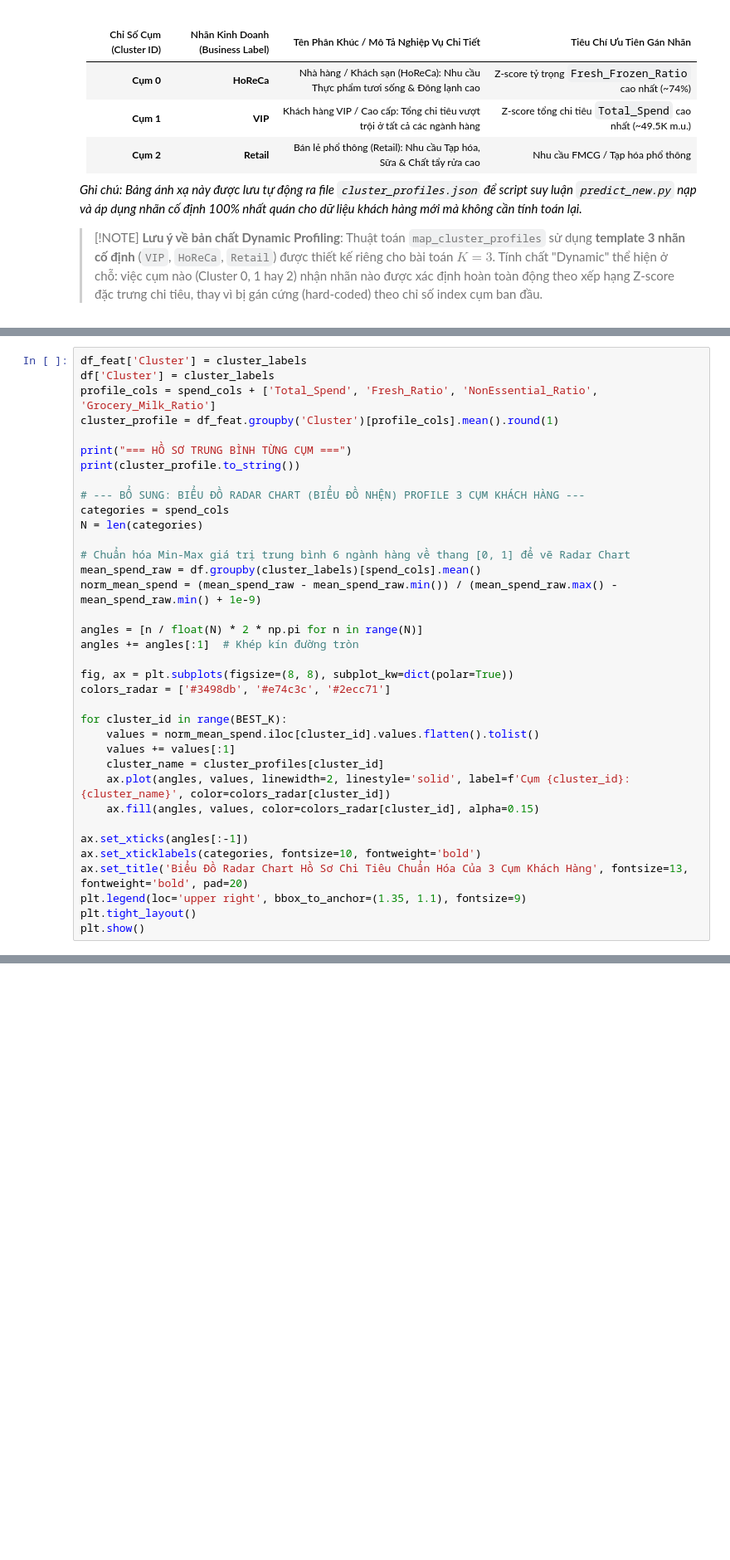
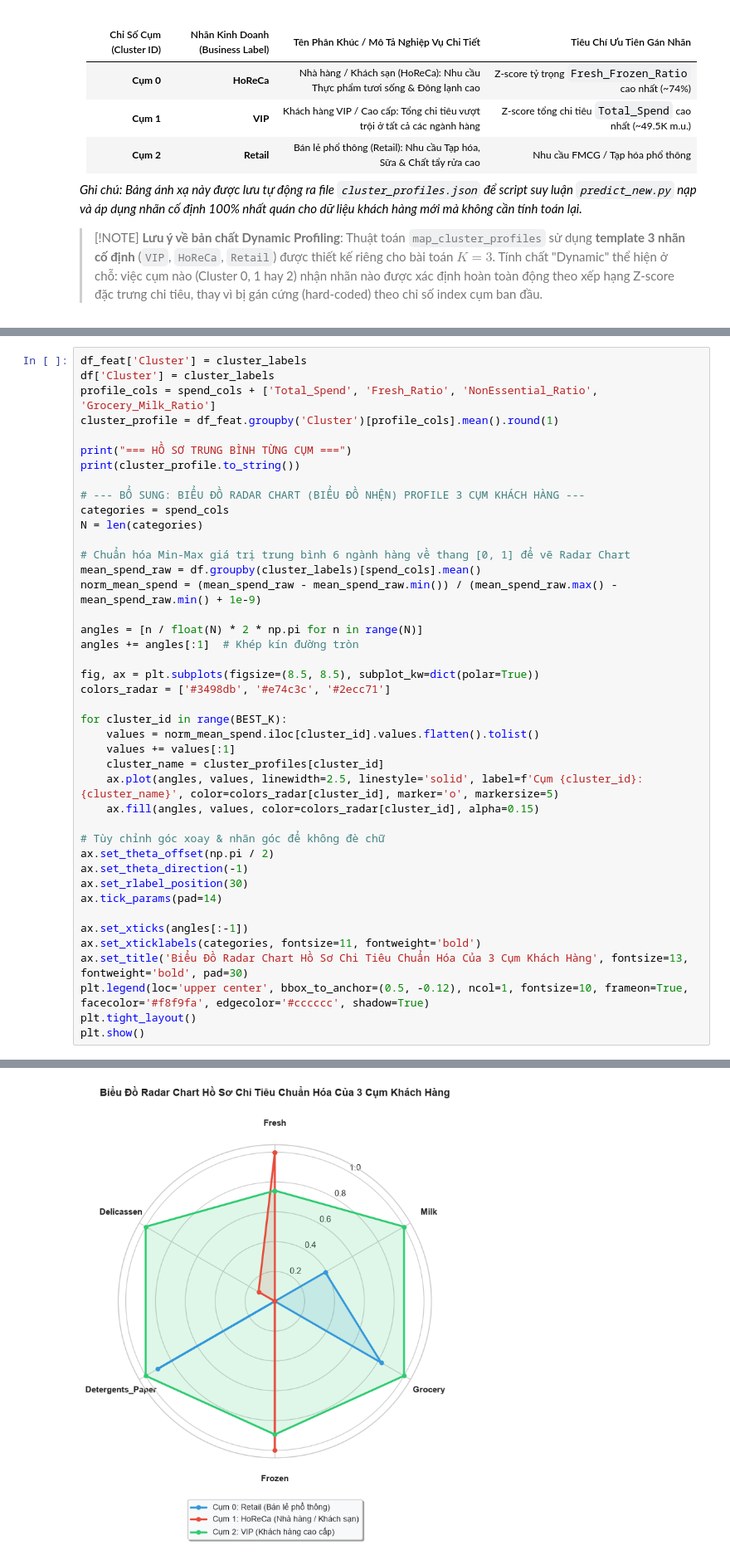
Before and after one commit to ntdat2036/kmean_k-_minipatch, a Jupyter notebook: Wholesale_Customers_KMeans.ipynb, the cells around one changed output, grey strips where cells are left out. Shown at 83% size. Drawn from its saved outputs; the diff is of its cells as text; blank space fills up the shorter version.

```diff
--- a/Wholesale_Customers_KMeans.ipynb
+++ b/Wholesale_Customers_KMeans.ipynb
@@ -1055,20 +1057,26 @@ norm_mean_spend = (mean_spend_raw - mean_spend_raw.min()) / (mean_spend_raw.max(
 angles = [n / float(N) * 2 * np.pi for n in range(N)]
 angles += angles[:1]  # Khép kín đường tròn
 
-fig, ax = plt.subplots(figsize=(8, 8), subplot_kw=dict(polar=True))
+fig, ax = plt.subplots(figsize=(8.5, 8.5), subplot_kw=dict(polar=True))
 colors_radar = ['#3498db', '#e74c3c', '#2ecc71']
 
 for cluster_id in range(BEST_K):
     values = norm_mean_spend.iloc[cluster_id].values.flatten().tolist()
     values += values[:1]
     cluster_name = cluster_profiles[cluster_id]
-    ax.plot(angles, values, linewidth=2, linestyle='solid', label=f'Cụm {cluster_id}: {cluster_name}', color=colors_radar[cluster_id])
+    ax.plot(angles, values, linewidth=2.5, linestyle='solid', label=f'Cụm {cluster_id}: {cluster_name}', color=colors_radar[cluster_id], marker='o', markersize=5)
     ax.fill(angles, values, color=colors_radar[cluster_id], alpha=0.15)
 
+# Tùy chỉnh góc xoay & nhãn góc để không đè chữ
+ax.set_theta_offset(np.pi / 2)
+ax.set_theta_direction(-1)
+ax.set_rlabel_position(30)
+ax.tick_params(pad=14)
+
 ax.set_xticks(angles[:-1])
-ax.set_xticklabels(categories, fontsize=10, fontweight='bold')
-ax.set_title('Biểu Đồ Radar Chart Hồ Sơ Chi Tiêu Chuẩn Hóa Của 3 Cụm Khách Hàng', fontsize=13, fontweight='bold', pad=20)
-plt.legend(loc='upper right', bbox_to_anchor=(1.35, 1.1), fontsize=9)
+ax.set_xticklabels(categories, fontsize=11, fontweight='bold')
+ax.set_title('Biểu Đồ Radar Chart Hồ Sơ Chi Tiêu Chuẩn Hóa Của 3 Cụm Khách Hàng', fontsize=13, fontweight='bold', pad=30)
+plt.legend(loc='upper center', bbox_to_anchor=(0.5, -0.12), ncol=1, fontsize=10, frameon=True, facecolor='#f8f9fa', edgecolor='#cccccc', shadow=True)
 plt.tight_layout()
 plt.show()
 # %% [output]
@@ -1081,3 +1089,4 @@ Cluster
+[figure, added]
 # %% [markdown]
 ## 9b. KIỂM ĐỊNH THỐNG KÊ SỰ KHÁC BIỆT GIỮA CÁC CỤM
 
```
Also changed, not shown: parts of 23 cells of this notebook, 1 other file.
